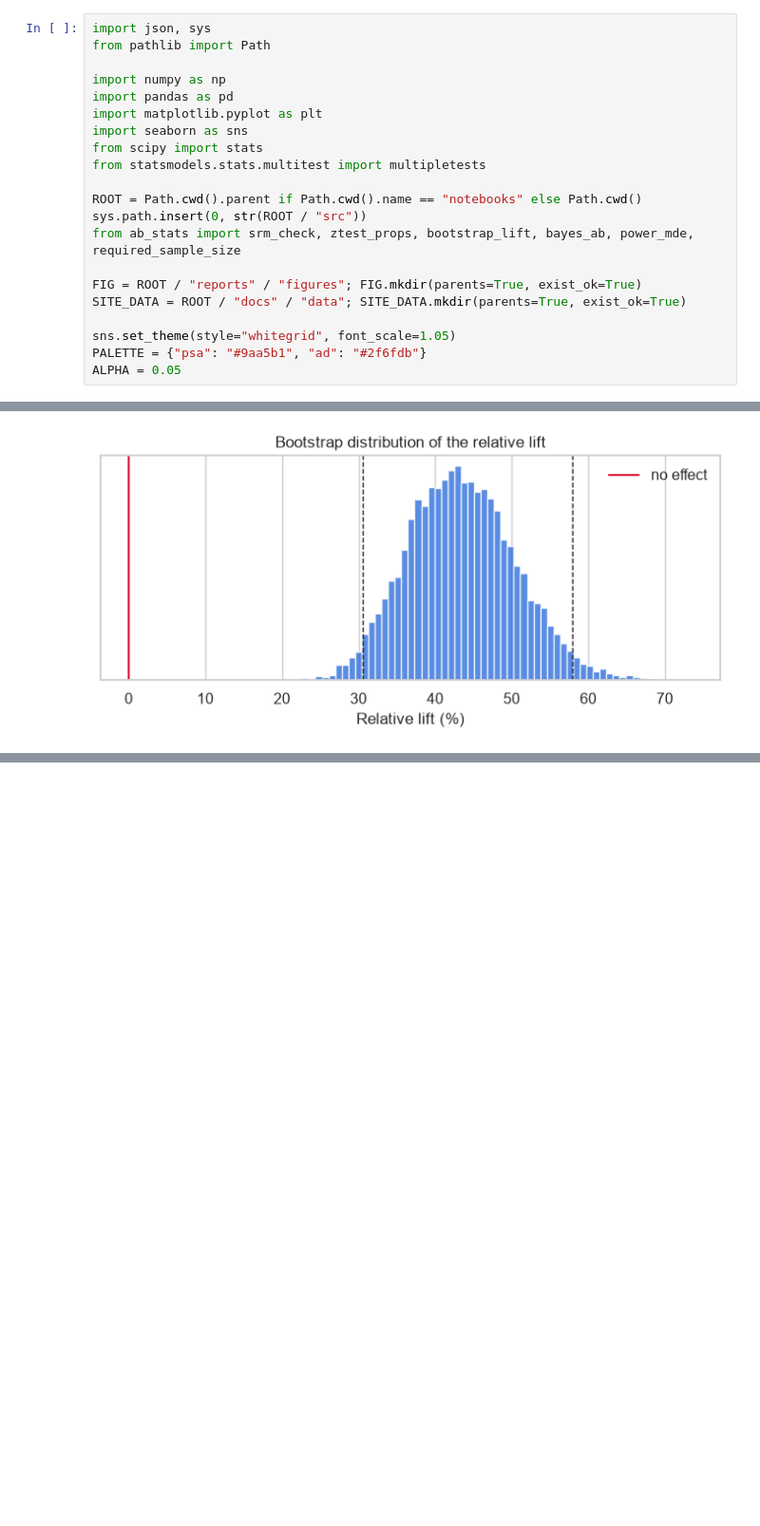
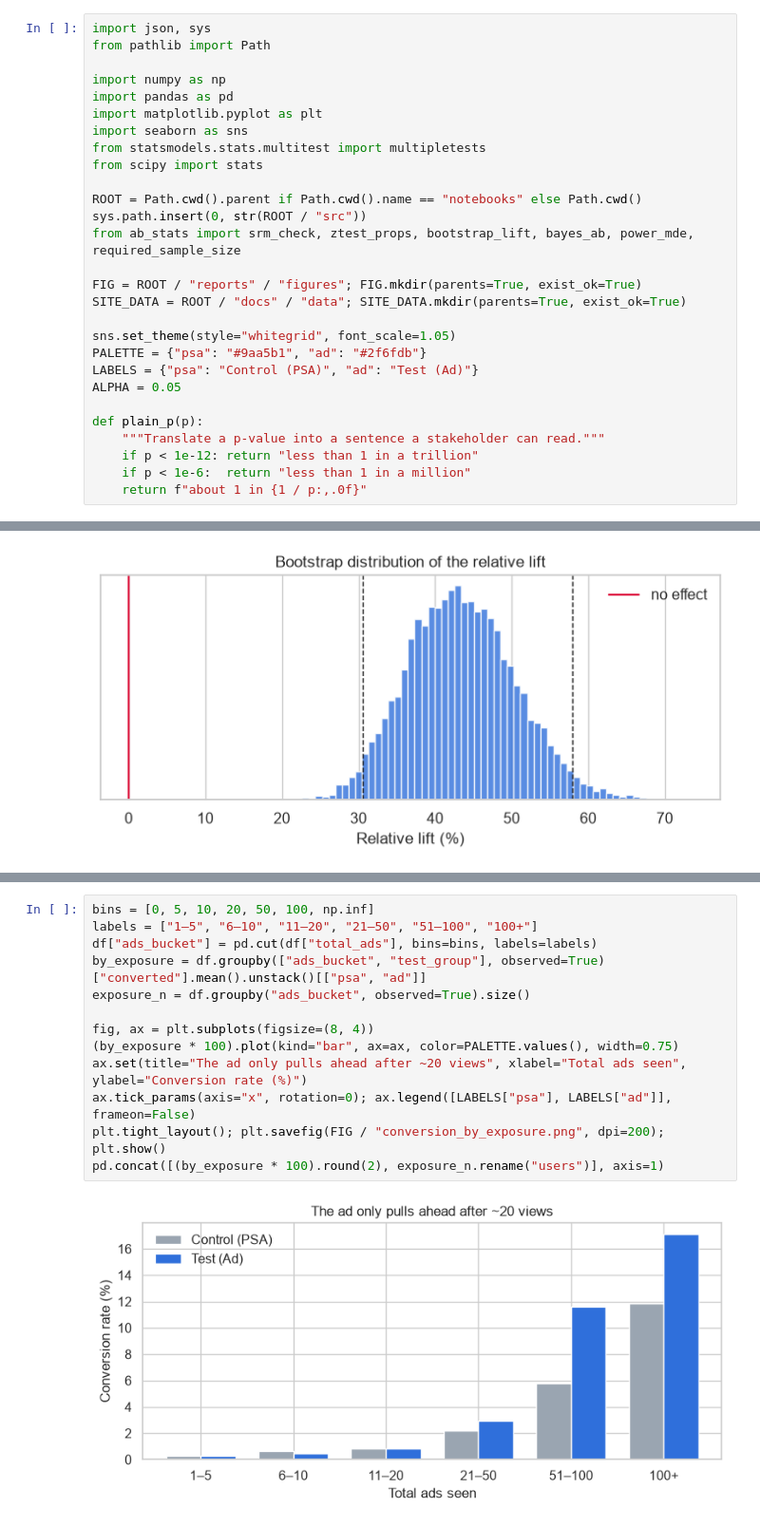
Before and after one commit to kubrabozan/ab-testing-marketing-campaign, a Jupyter notebook: notebooks/ab_test_analysis.ipynb, the cells around one changed output, grey strips where cells are left out. Shown at 95% size. Saved outputs shown, nothing was run; the diff lists cells and outputs as text; blank space fills up the shorter version.

```diff
--- a/notebooks/ab_test_analysis.ipynb
+++ b/notebooks/ab_test_analysis.ipynb
@@ -24,8 +35,8 @@ import numpy as np
 import pandas as pd
 import matplotlib.pyplot as plt
 import seaborn as sns
+from statsmodels.stats.multitest import multipletests
 from scipy import stats
-from statsmodels.stats.multitest import multipletests
 
 ROOT = Path.cwd().parent if Path.cwd().name == "notebooks" else Path.cwd()
 sys.path.insert(0, str(ROOT / "src"))
@@ -36,4 +47,11 @@ SITE_DATA = ROOT / "docs" / "data"; SITE_DATA.mkdir(parents=True, exist_ok=True)
 
 sns.set_theme(style="whitegrid", font_scale=1.05)
 PALETTE = {"psa": "#9aa5b1", "ad": "#2f6fdb"}
+LABELS = {"psa": "Control (PSA)", "ad": "Test (Ad)"}
 ALPHA = 0.05
+
+def plain_p(p):
+    """Translate a p-value into a sentence a stakeholder can read."""
+    if p < 1e-12: return "less than 1 in a trillion"
+    if p < 1e-6:  return "less than 1 in a million"
+    return f"about 1 in {1 / p:,.0f}"
@@ -269,0 +285,15 @@ Does the ad work on every day? Testing 7 days means 7 tests, and at α = 0.05 th
+# %%
+bins = [0, 5, 10, 20, 50, 100, np.inf]
+labels = ["1–5", "6–10", "11–20", "21–50", "51–100", "100+"]
+df["ads_bucket"] = pd.cut(df["total_ads"], bins=bins, labels=labels)
+by_exposure = df.groupby(["ads_bucket", "test_group"], observed=True)["converted"].mean().unstack()[["psa", "ad"]]
+exposure_n = df.groupby("ads_bucket", observed=True).size()
+
+fig, ax = plt.subplots(figsize=(8, 4))
+(by_exposure * 100).plot(kind="bar", ax=ax, color=PALETTE.values(), width=0.75)
+ax.set(title="The ad only pulls ahead after ~20 views", xlabel="Total ads seen", ylabel="Conversion rate (%)")
+ax.tick_params(axis="x", rotation=0); ax.legend([LABELS["psa"], LABELS["ad"]], frameon=False)
+plt.tight_layout(); plt.savefig(FIG / "conversion_by_exposure.png", dpi=200); plt.show()
+pd.concat([(by_exposure * 100).round(2), exposure_n.rename("users")], axis=1)
+# %% [output]
+[figure, added]
```
Also changed, not shown: parts of 38 cells of this notebook, 5 other files.
